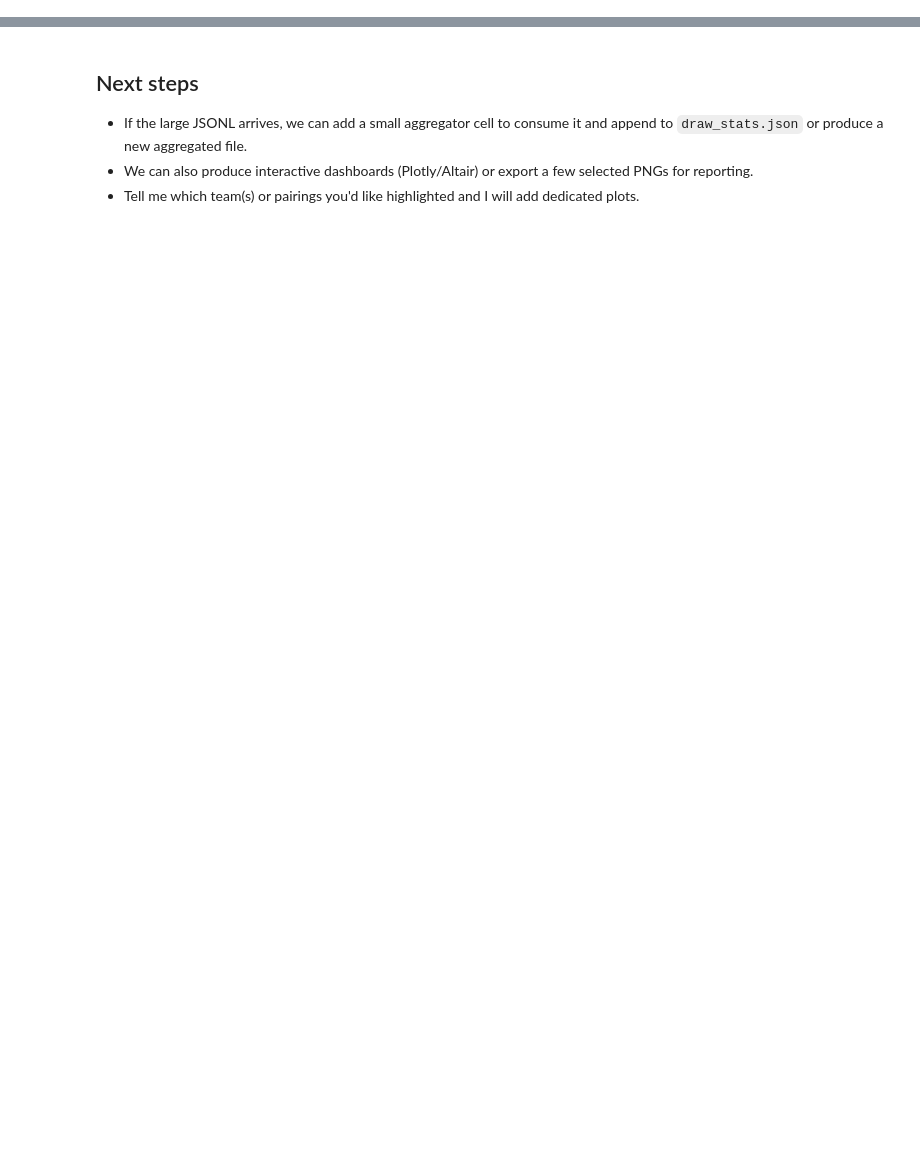
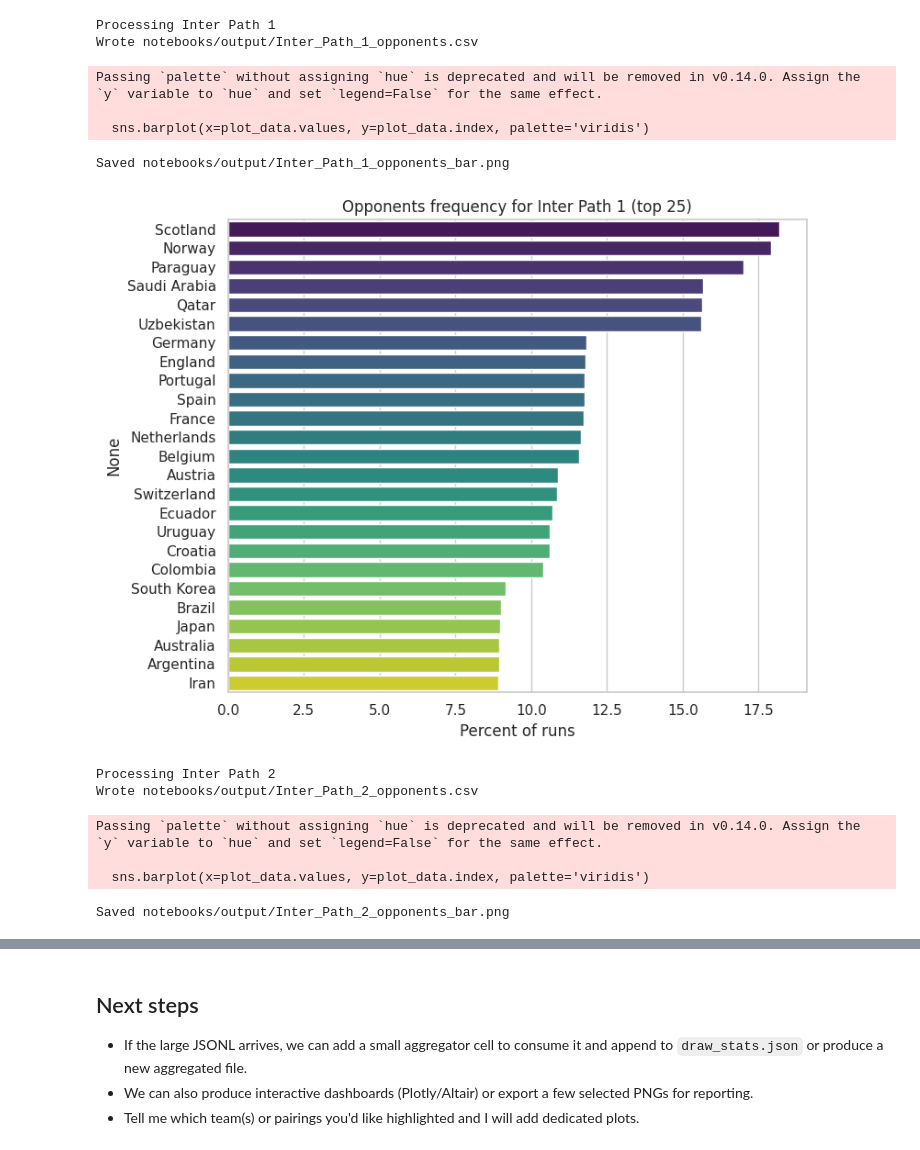
Before and after one commit to neil-aitken/wc-draw, a Jupyter notebook: notebooks/draw_analysis.ipynb, the cells around one changed output, grey strips where cells are left out. Cells and saved outputs as stored; diff of their text form; code cells hidden in the pictures; blank space fills up the shorter version.

```diff
--- a/notebooks/draw_analysis.ipynb
+++ b/notebooks/draw_analysis.ipynb
@@ -90,0 +177,43 @@ tops.head(10)
+# %%
+# Visualize opponents for Inter Path 1 and Inter Path 2
+for team in ["Inter Path 1", "Inter Path 2"]:
+    print("Processing", team)
+    if team not in pair_df.index:
+        print(f"{team} not present in pair_df; skipping")
+        continue
+    vec = pair_df.loc[team].sort_values(ascending=False)
+    vec_nonzero = vec[vec > 0]
+    if vec_nonzero.empty:
+        print("No recorded opponents for", team)
+        continue
+    out_csv = out_dir / f"{team.replace(' ', '_')}_opponents.csv"
+    df_out = vec_nonzero.reset_index()
+    df_out.columns = ["opponent", "pct"]
+    df_out.to_csv(out_csv, index=False)
+    print("Wrote", out_csv)
+    # Plot all non-zero opponents (or cap to top 40 for readability)
+    cap = 40
+    plot_data = vec_nonzero.head(cap)
+    plt.figure(figsize=(8, max(4, 0.25 * len(plot_data))))
+    sns.barplot(x=plot_data.values, y=plot_data.index, palette="viridis")
+    plt.xlabel("Percent of runs")
+    plt.title(f"Opponents frequency for {team} (top {min(cap, len(plot_data))})")
+    plt.tight_layout()
+    out_img = out_dir / f"{team.replace(' ', '_')}_opponents_bar.png"
+    plt.savefig(out_img, dpi=150)
+    print("Saved", out_img)
+    plt.show()
+# %% [output]
+Processing Inter Path 1
+Wrote notebooks/output/Inter_Path_1_opponents.csv
+Passing `palette` without assigning `hue` is deprecated and will be removed in v0.14.0. Assign the `y` variable to `hue` and set `legend=False` for the same effect.
+
+  sns.barplot(x=plot_data.values, y=plot_data.index, palette='viridis')
+Saved notebooks/output/Inter_Path_1_opponents_bar.png
+[figure, added]
+Processing Inter Path 2
+Wrote notebooks/output/Inter_Path_2_opponents.csv
+Passing `palette` without assigning `hue` is deprecated and will be removed in v0.14.0. Assign the `y` variable to `hue` and set `legend=False` for the same effect.
+
+  sns.barplot(x=plot_data.values, y=plot_data.index, palette='viridis')
+Saved notebooks/output/Inter_Path_2_opponents_bar.png
```
Also changed, not shown: parts of 9 cells of this notebook, 9 other files.
